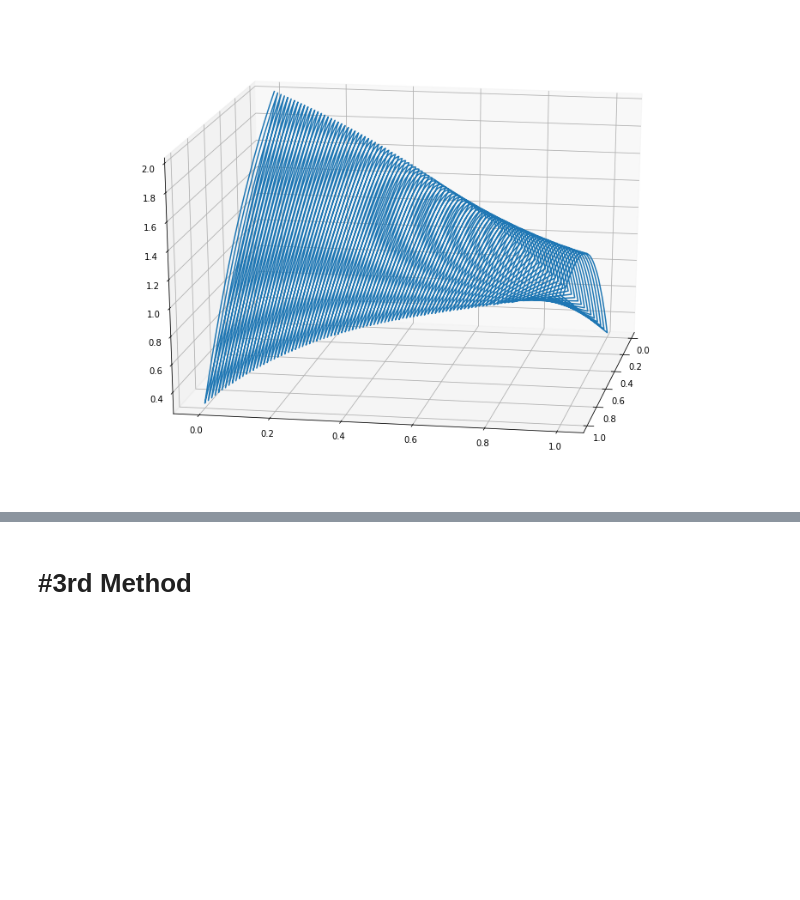
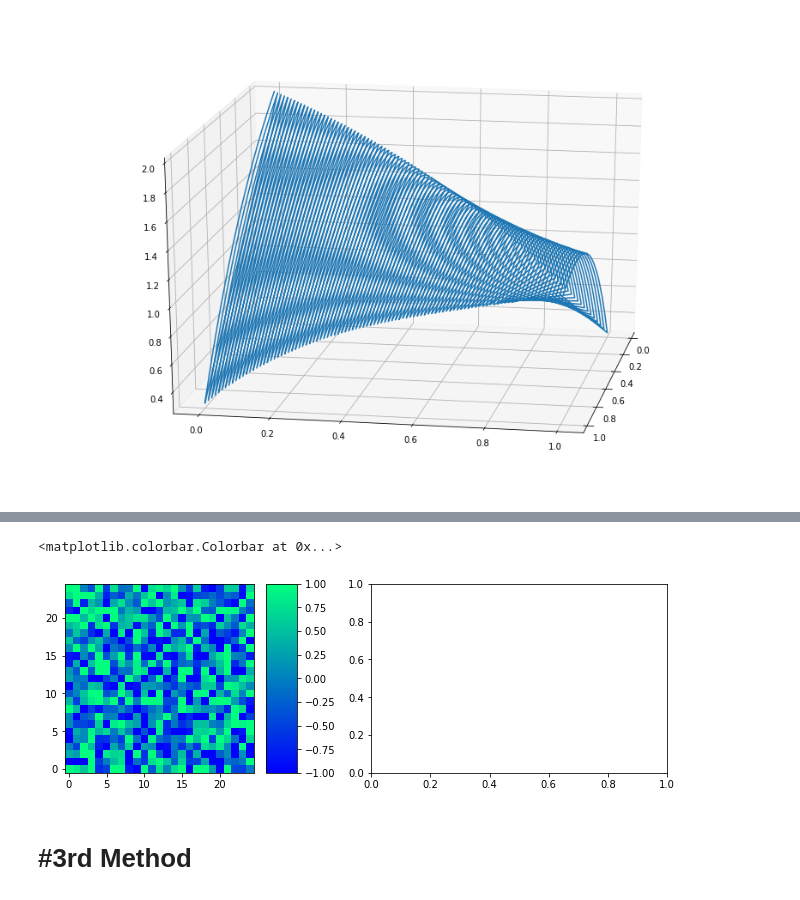
Before and after one commit to HIDDENDEN/Math_models, a Jupyter notebook: MyWork.ipynb, the cells around one changed output, grey strips where cells are left out. Drawn from its saved outputs; the diff is of its cells as text; code cells hidden in the pictures; blank space fills up the shorter version.

```diff
--- a/MyWork.ipynb
+++ b/MyWork.ipynb
@@ -288,3 +338,12 @@ plt.show()
+# %%
+np.random.seed(19680801)
+data = np.random.randn(25, 25)
+fig, axs = plt.subplots(1, 2, figsize=(10,3), constrained_layout=True)
+p1 = axs[0].imshow(data, cmap='winter', aspect='equal', vmin=-1, vmax=1, origin="lower")
+fig.colorbar(p1, ax=axs[0])
+# %% [output]
+<matplotlib.colorbar.Colorbar at 0x...>
+[figure, added]
 # %% [markdown]
 # **#3rd Method**
 # %% [markdown]
```
Also changed, not shown: parts of 20 cells of this notebook.
